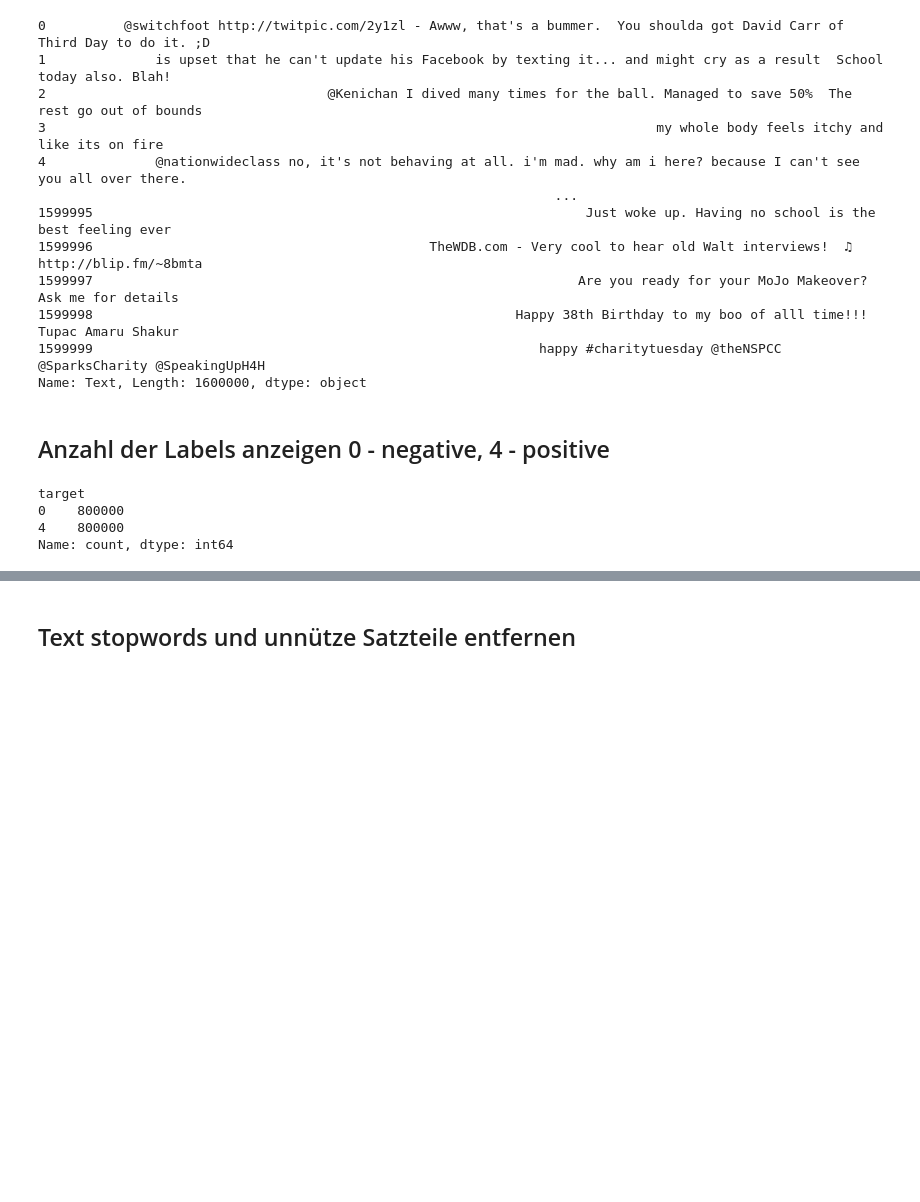
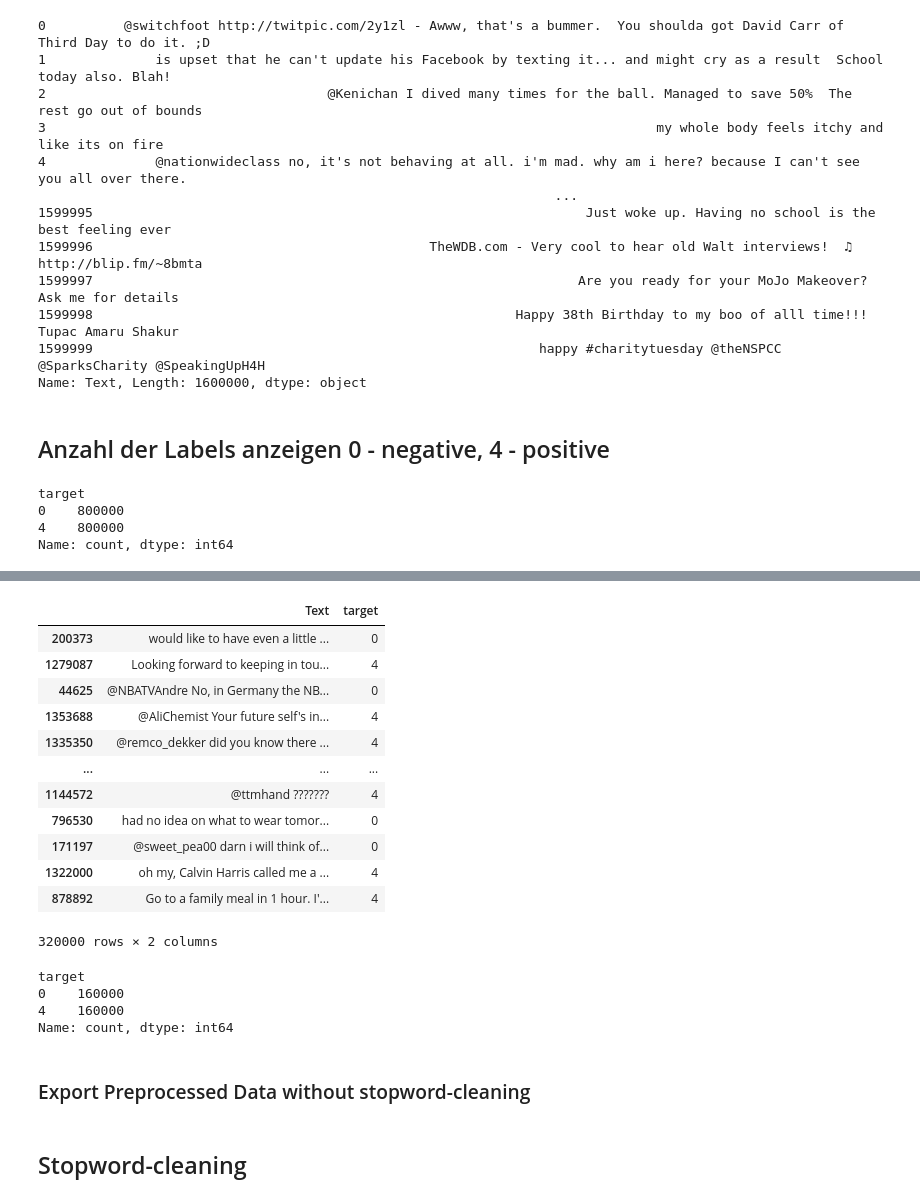
Before and after one commit to Lukas-wsc/Data-Exploration, a Jupyter notebook: Data-Preperation/Preprocessing_training.ipynb, the cells around one changed output, grey strips where cells are left out. Cells and saved outputs as stored; diff of their text form; code cells hidden in the pictures; blank space fills up the shorter version.

```diff
--- a/Data-Preperation/Preprocessing_training.ipynb
+++ b/Data-Preperation/Preprocessing_training.ipynb
@@ -99 +101,28 @@ df.head()
+# %%
+test_data = pd.concat([feature_test, label_test], axis=1)
+# %%
+test_data
+# %% [output]
+|  | Text | target |
+| 200373 | would like to have even a little ... | 0 |
+| 1279087 | Looking forward to keeping in tou... | 4 |
+| 44625 | @NBATVAndre No, in Germany the NB... | 0 |
+| 1353688 | @AliChemist Your future self's in... | 4 |
+| 1335350 | @remco_dekker did you know there ... | 4 |
+| ... | ... | ... |
+| 1144572 | @ttmhand ??????? | 4 |
+| 796530 | had no idea on what to wear tomor... | 0 |
+| 171197 | @sweet_pea00 darn i will think of... | 0 |
+| 1322000 | oh my, Calvin Harris called me a ... | 4 |
+| 878892 | Go to a family meal in 1 hour. I'... | 4 |
+320000 rows × 2 columns
+# %%
+test_data["target"].value_counts()
+# %% [output]
+target
+0    160000
+4    160000
+Name: count, dtype: int64
+# %% [markdown]
+### Export Preprocessed Data without stopword-cleaning
 # %%
@@ -101,2 +129,0 @@ df.to_csv('preprocessed_dataset.csv', index=False)
-# %% [markdown]
-## Text stopwords und unnütze Satzteile entfernen
@@ -103 +132,3 @@ df.to_csv('preprocessed_dataset.csv', index=False)
+# %% [markdown]
+## Stopword-cleaning
 # %%
```
Also changed, not shown: parts of 24 cells of this notebook.
